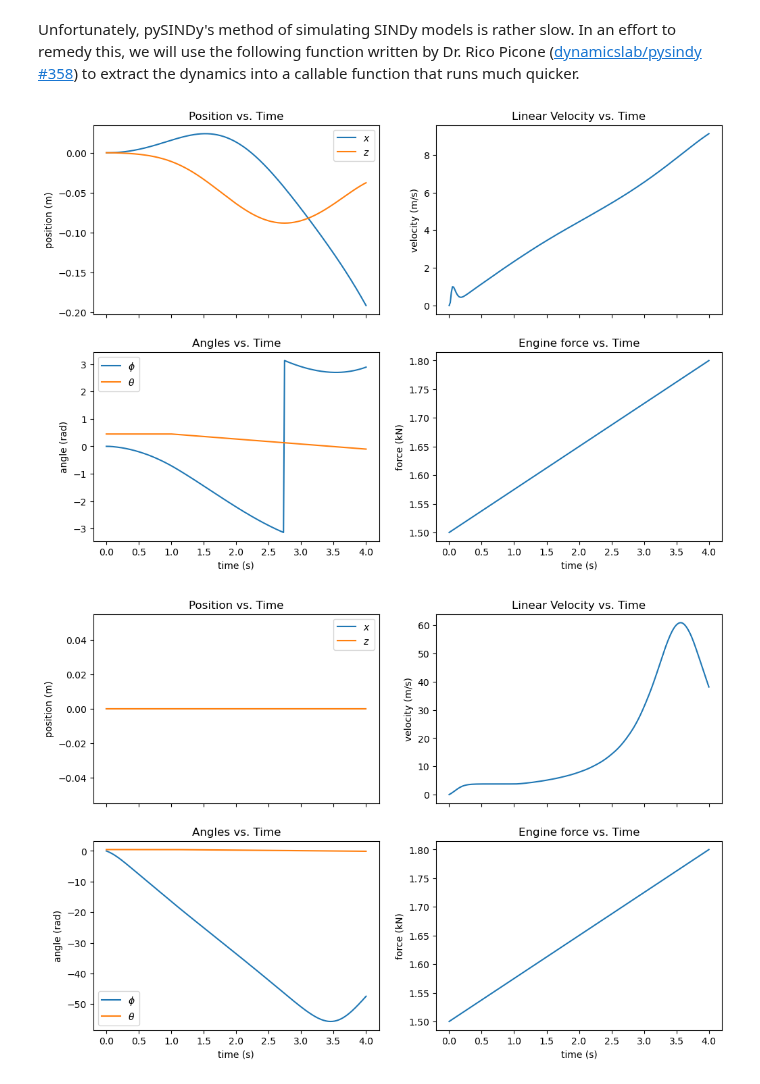
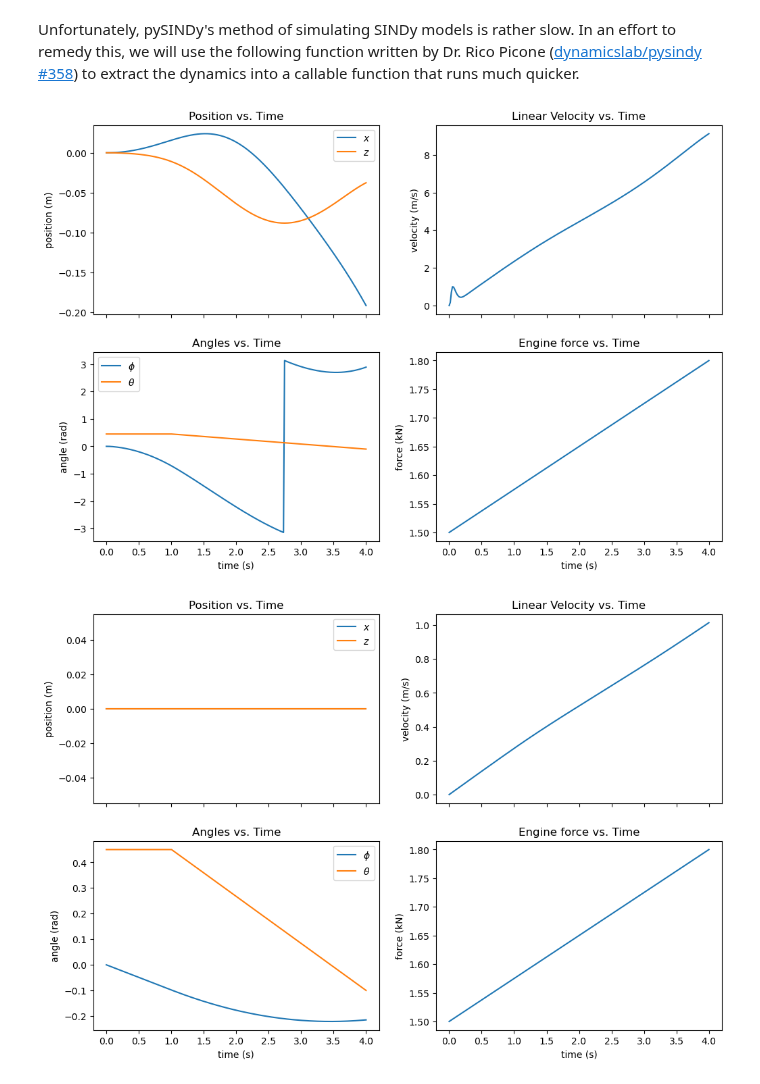
Before and after one commit to KylerLimata/hybrid-control-car, a Jupyter notebook: project.ipynb, the cells around one changed output. Saved outputs shown, nothing was run; the diff lists cells and outputs as text; code cells hidden in the pictures.

Commit message:
More sample data

```diff
--- a/project.ipynb
+++ b/project.ipynb
@@ -94,6 +94,18 @@ Fe_samples = [
     np.linspace(600, 0, nsteps_samples),
     np.linspace(-600, 600, nsteps_samples),
     np.linspace(600, -600, nsteps_samples),
+    np.concatenate(
+        (
+            np.linspace(0, 900, int(nsteps_samples/4)),
+            900*np.ones(3*(int(nsteps_samples/4)))
+        )
+    ),
+    np.concatenate(
+        (
+            np.linspace(0, -900, int(nsteps_samples/4)),
+            -900*np.ones(3*(int(nsteps_samples/4)))
+        )
+    ),
 ]
 Theta_samples = [
     0 * np.ones(nsteps_samples),
@@ -111,6 +123,8 @@ Theta_samples = [
             np.zeros(3*(int(nsteps_samples/4)))
         )
     ),
+    np.linspace(0, 0.35, nsteps_samples),
+    np.linspace(0, -0.35, nsteps_samples),
     np.linspace(0.1, -0.1, nsteps_samples),
     np.linspace(-0.1, 0.1, nsteps_samples)
 ]
@@ -298,32 +312,32 @@ def extract_sindy_dynamics(sindy_model, eps=1e-12):
 from scipy.integrate import solve_ivp
 import control as ctrl
 
 nsteps_test = hz*4
 t_test = np.linspace(0, nsteps_test, nsteps_test)
 test_inputs = np.array([
     np.linspace(1500, 1800, nsteps_test),
     np.concatenate((
         0.45*np.ones(int(nsteps_test/4)),
         np.linspace(0.45, -0.1, 3*int(nsteps_test/4))
     ))
 ]).T
 test_states = generate_training_data(sim, 0.0, nsteps_test, nstates, test_inputs)
 
 # Now to generate a comparison trajectory
 x0 = np.array([0.0, 0.0, 0.0, 0.0])
 dynamics = extract_sindy_dynamics(model)
 dynamics_sys = ctrl.NonlinearIOSystem(
     dynamics, None, inputs=["Fe", "theta"], states=["x", "z", "v", "phi"],
     name="dynamics_sys"
 )
 predicted_states = ctrl.input_output_response(
-    dynamics_sys, T=t_test, U=test_inputs.T, X0=x0
+    dynamics_sys, T=t_test/hz, U=test_inputs.T, X0=x0
 ).states
 
 t_test_seconds = t_test/hz
 
 plot_data(t_test_seconds, test_states, test_inputs)
 plot_data(t_test_seconds, predicted_states.T, test_inputs)
 # %% [output]
 [figure]
-[figure, old version]
+[figure, new version]
```
Also changed, not shown: parts of 4 cells of this notebook.
